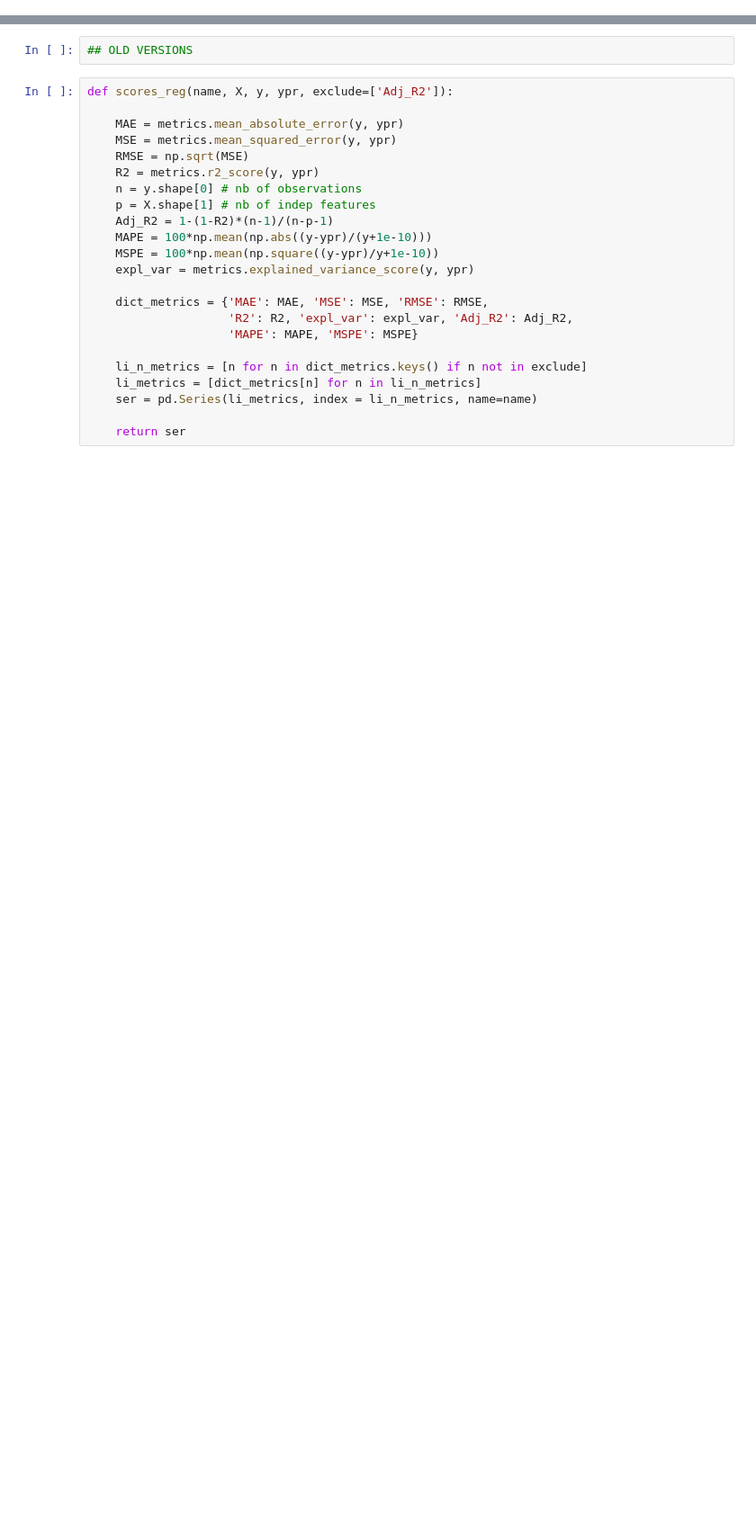
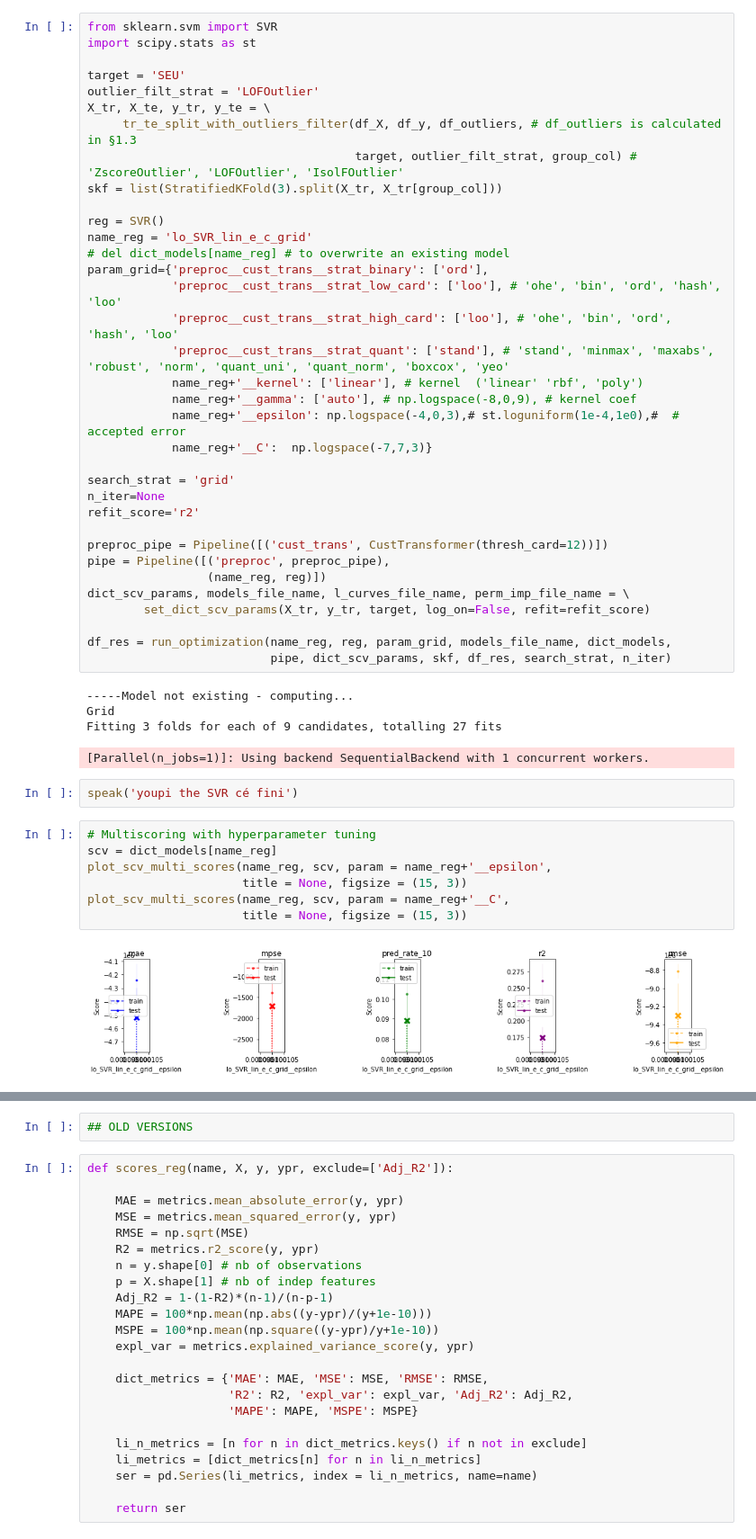
Before and after one commit to SmellyArmure/OC_DS_Project4, a Jupyter notebook: NOTEBOOKS/BROUILLONS/A_TRIER.ipynb, the cells around one changed output, grey strips where cells are left out. Shown at 90% size. Saved outputs shown, nothing was run; the diff lists cells and outputs as text; blank space fills up the shorter version.

```diff
--- a/NOTEBOOKS/BROUILLONS/A_TRIER.ipynb
+++ b/NOTEBOOKS/BROUILLONS/A_TRIER.ipynb
@@ -0,0 +5,51 @@
+# %%
+from sklearn.svm import SVR
+import scipy.stats as st
+
+target = 'SEU'
+outlier_filt_strat = 'LOFOutlier'
+X_tr, X_te, y_tr, y_te = \
+     tr_te_split_with_outliers_filter(df_X, df_y, df_outliers, # df_outliers is calculated in §1.3
+                                      target, outlier_filt_strat, group_col) # 'ZscoreOutlier', 'LOFOutlier', 'IsolFOutlier'
+skf = list(StratifiedKFold(3).split(X_tr, X_tr[group_col]))
+
+reg = SVR()
+name_reg = 'lo_SVR_lin_e_c_grid'
+# del dict_models[name_reg] # to overwrite an existing model
+param_grid={'preproc__cust_trans__strat_binary': ['ord'],
+            'preproc__cust_trans__strat_low_card': ['loo'], # 'ohe', 'bin', 'ord', 'hash', 'loo'
+            'preproc__cust_trans__strat_high_card': ['loo'], # 'ohe', 'bin', 'ord', 'hash', 'loo'
+            'preproc__cust_trans__strat_quant': ['stand'], # 'stand', 'minmax', 'maxabs', 'robust', 'norm', 'quant_uni', 'quant_norm', 'boxcox', 'yeo'
+            name_reg+'__kernel': ['linear'], # kernel  ('linear' 'rbf', 'poly')
+            name_reg+'__gamma': ['auto'], # np.logspace(-8,0,9), # kernel coef
+            name_reg+'__epsilon': np.logspace(-4,0,3),# st.loguniform(1e-4,1e0),#  # accepted error
+            name_reg+'__C':  np.logspace(-7,7,3)}
+
+search_strat = 'grid'
+n_iter=None
+refit_score='r2'
+
+preproc_pipe = Pipeline([('cust_trans', CustTransformer(thresh_card=12))])
+pipe = Pipeline([('preproc', preproc_pipe),
+	             (name_reg, reg)])
+dict_scv_params, models_file_name, l_curves_file_name, perm_imp_file_name = \
+        set_dict_scv_params(X_tr, y_tr, target, log_on=False, refit=refit_score)
+
+df_res = run_optimization(name_reg, reg, param_grid, models_file_name, dict_models,
+                          pipe, dict_scv_params, skf, df_res, search_strat, n_iter)
+# %% [output]
+-----Model not existing - computing...
+Grid
+Fitting 3 folds for each of 9 candidates, totalling 27 fits
+[Parallel(n_jobs=1)]: Using backend SequentialBackend with 1 concurrent workers.
+# %%
+speak('youpi the SVR cé fini')
+# %%
+# Multiscoring with hyperparameter tuning
+scv = dict_models[name_reg]
+plot_scv_multi_scores(name_reg, scv, param = name_reg+'__epsilon',
+                      title = None, figsize = (15, 3))
+plot_scv_multi_scores(name_reg, scv, param = name_reg+'__C',
+                      title = None, figsize = (15, 3))
+# %% [output]
+[figure, added]
```
Also changed, not shown: parts of 20 cells of this notebook, 1 other file.
